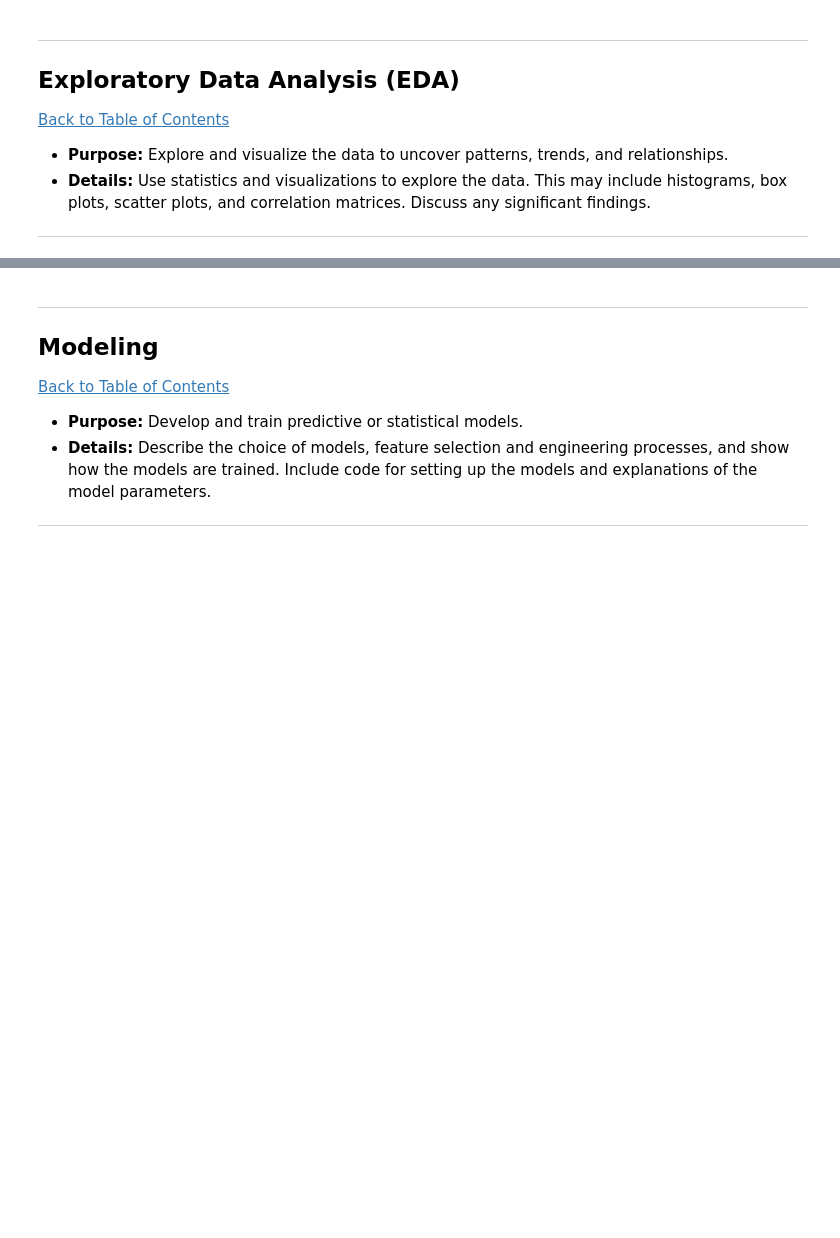
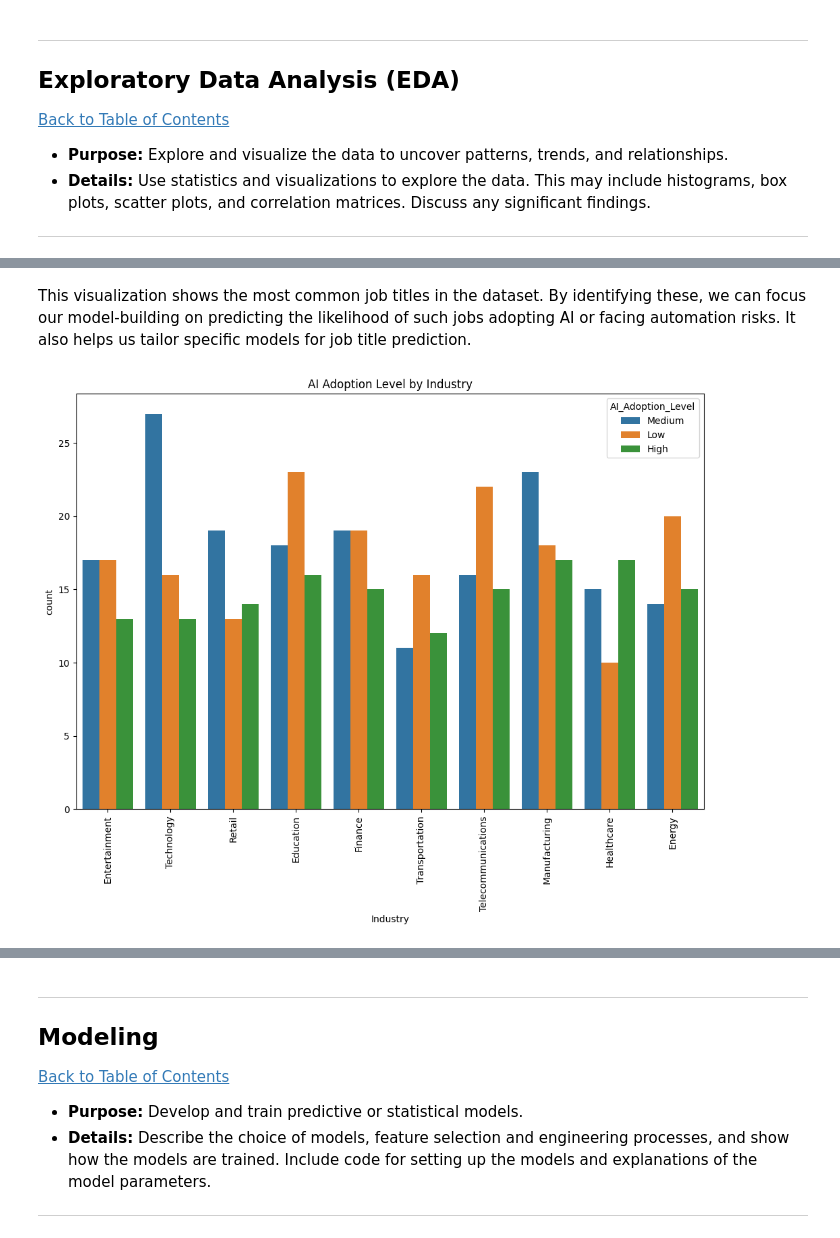
Before and after one commit to samukelisiewenkosi/workplace, a Jupyter notebook: QCTO---Workplace-Module-Notebook.ipynb, the cells around one changed output, grey strips where cells are left out. Cells and saved outputs as stored; diff of their text form; code cells hidden in the pictures; blank space fills up the shorter version.

```diff
--- a/QCTO---Workplace-Module-Notebook.ipynb
+++ b/QCTO---Workplace-Module-Notebook.ipynb
@@ -253,0 +267,11 @@ print(df.head())
+# %% [markdown]
+This visualization shows the most common job titles in the dataset. By identifying these, we can focus our model-building on predicting the likelihood of such jobs adopting AI or facing automation risks. It also helps us tailor specific models for job title prediction.
+# %%
+# Bar plot showing AI Adoption levels by Industry
+plt.figure(figsize=(12,8))
+sns.countplot(x='Industry', hue='AI_Adoption_Level', data=df)
+plt.xticks(rotation=90)
+plt.title('AI Adoption Level by Industry')
+plt.show()
+# %% [output]
+[figure, added]
```
Also changed, not shown: parts of 16 cells of this notebook.
